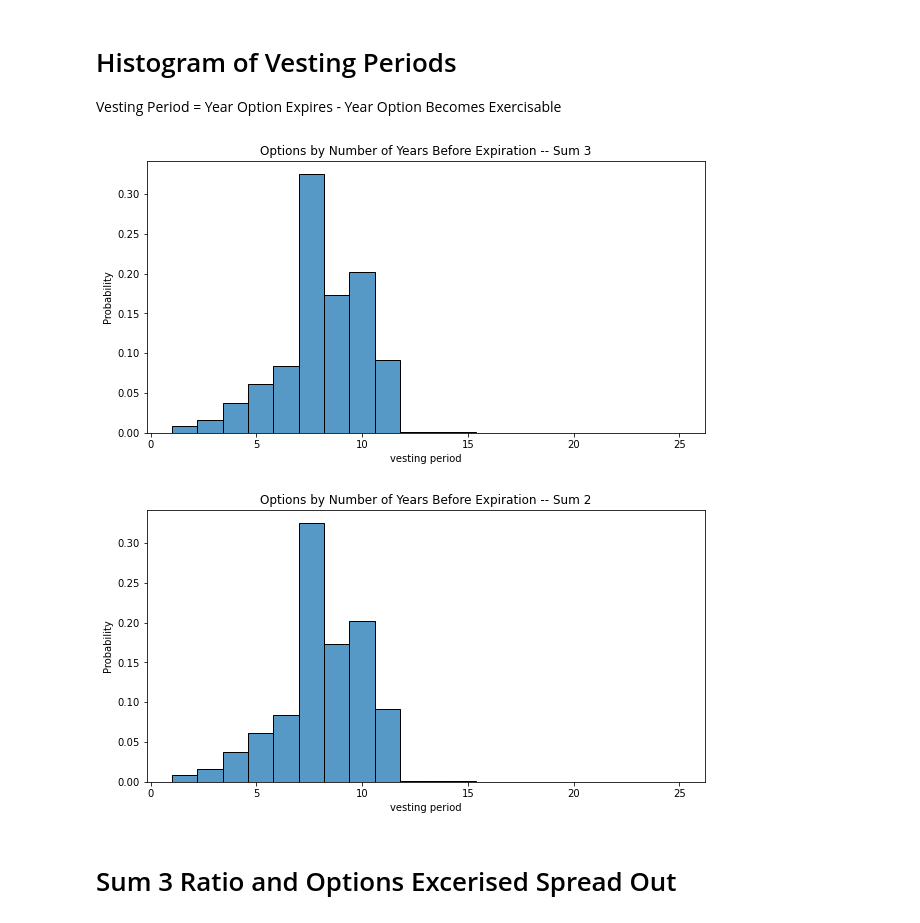
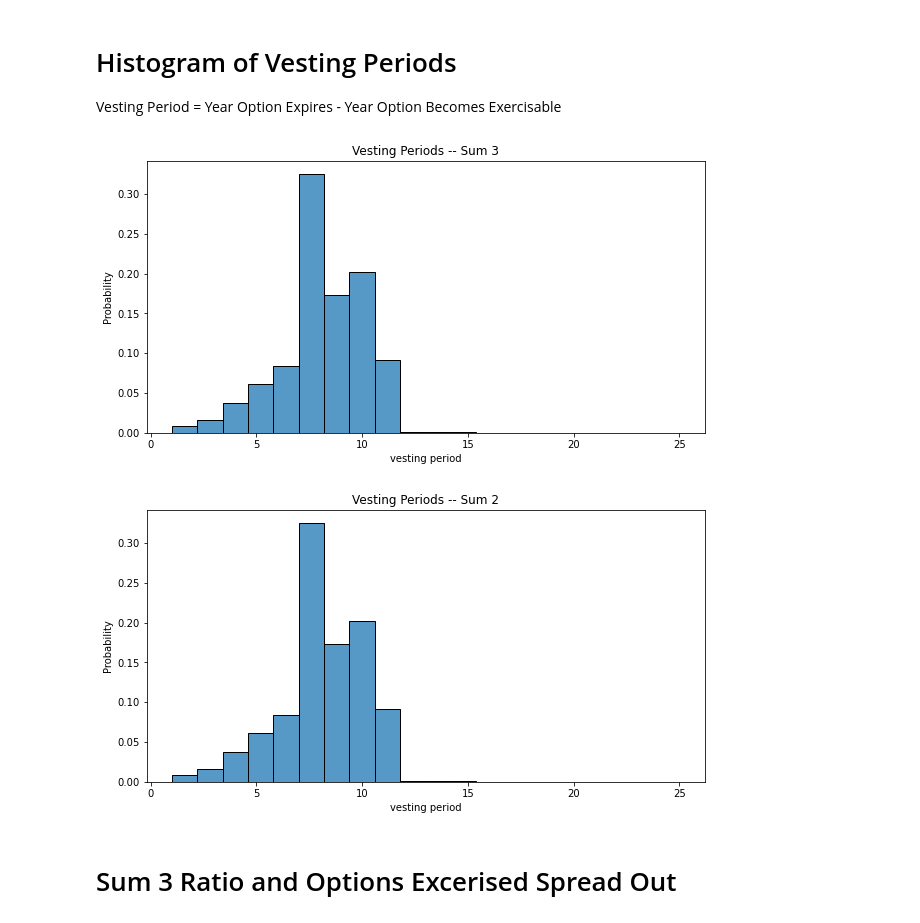
Before and after one commit to hessjacob/execucomp-boardex-project, a Jupyter notebook: BoardEx/BoardEx Plots -- Sample 1.ipynb, the cells around one changed output. Cells and saved outputs as stored; diff of their text form; code cells hidden in the pictures.

```diff
--- a/BoardEx/BoardEx Plots -- Sample 1.ipynb
+++ b/BoardEx/BoardEx Plots -- Sample 1.ipynb
@@ -98,15 +98,15 @@ plt.show()
 Vesting Period = Year Option Expires - Year Option Becomes Exercisable
 # %%
 sns.histplot(data=hist_sum3['vesting period'], bins=20, stat="probability")
-plt.title('Options by Number of Years Before Expiration -- Sum 3')
+plt.title('Vesting Periods -- Sum 3')
 plt.show()
 
 sns.histplot(data=hist_sum2['vesting period'], bins=20, stat="probability")
-plt.title('Options by Number of Years Before Expiration -- Sum 2')
+plt.title('Vesting Periods -- Sum 2')
 plt.show()
 # %% [output]
-[figure, old version]
+[figure, new version]
-[figure, old version]
+[figure, new version]
 # %% [markdown]
 # Sum 3 Ratio and Options Excerised Spread Out
 # %%
```
Also changed, not shown: 1 other file.
